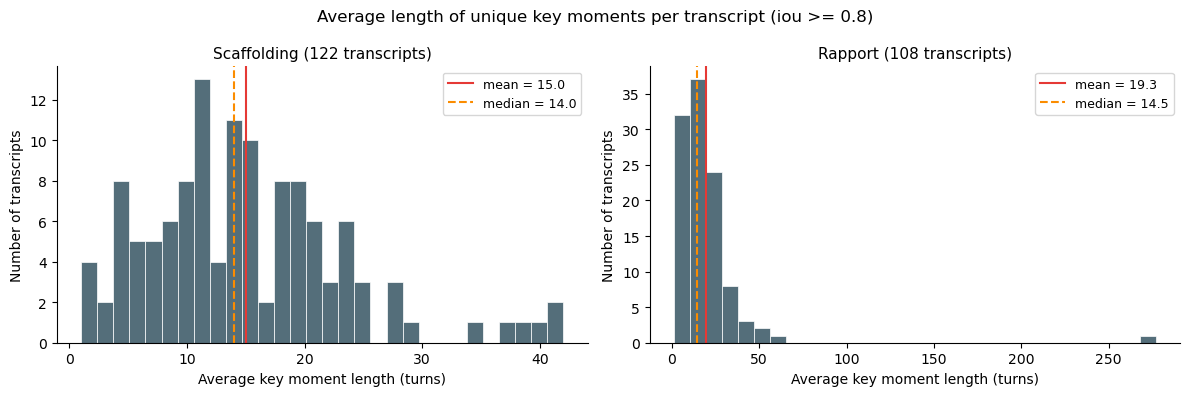
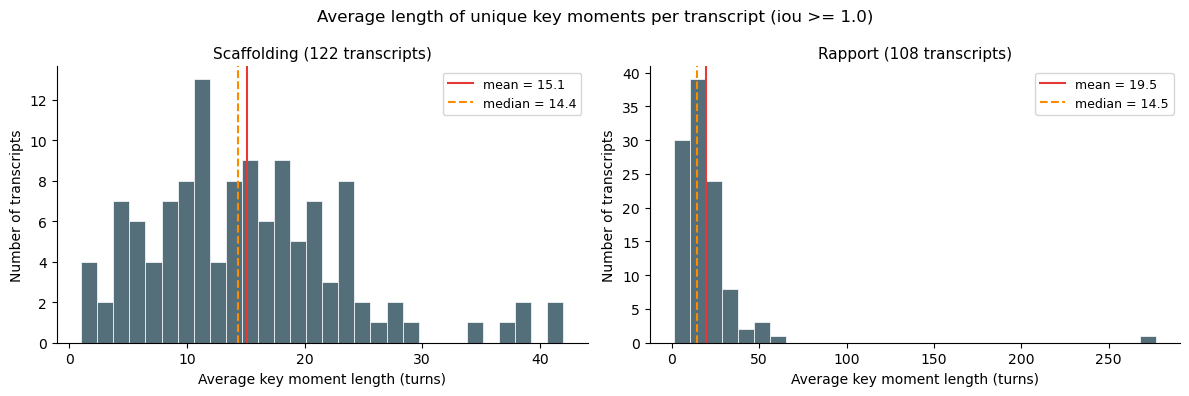
Unified diff of the notebook cell whose output changed from the first chart to the second:
--- before
+++ after
@@ -14,5 +14,5 @@
         if not moments:
             continue
-        clusters = _cluster_moments(moments, iou_threshold=0.8)
+        clusters = _cluster_moments(moments, iou_threshold=IOU_THRESHOLD)
         lengths = [
             max(m["turn_end"] for m in cl) - min(m["turn_start"] for m in cl) + 1
@@ -36,5 +36,5 @@
     ax.spines[["top", "right"]].set_visible(False)
 
-plt.suptitle("Average length of unique key moments per transcript (iou >= 0.8)", fontsize=12)
+plt.suptitle(f"Average length of unique key moments per transcript (iou >= {IOU_THRESHOLD})", fontsize=12)
 plt.tight_layout()
 plt.show()

Commit: Scaffolding anno (#18)